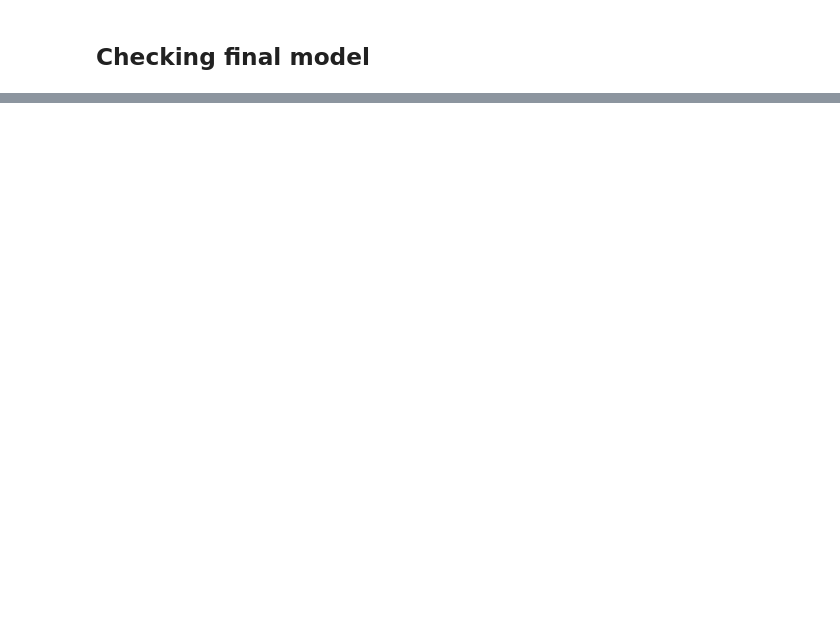
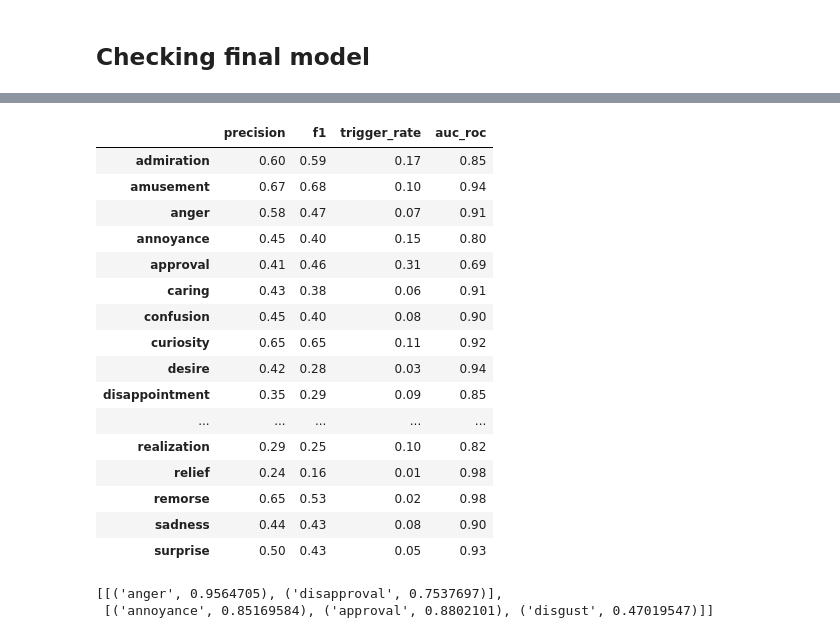
Before and after one commit to jsong336/emotion-bert, a Jupyter notebook: notebooks/main_bert_dense.ipynb, the cells around one changed output, grey strips where cells are left out. Cells and saved outputs as stored; diff of their text form; code cells hidden in the pictures; blank space fills up the shorter version.

```diff
--- a/notebooks/main_bert_dense.ipynb
+++ b/notebooks/main_bert_dense.ipynb
@@ -330,0 +343,23 @@ proba_to_emotion(
+# %%
+best_checkpoint = int(df.sort_values(by='val_metrics.macro_f1', ascending=False).iloc[0]['checkpoint_id'])
+print('checkpoint', best_checkpoint)
+model, meta = load_from_checkpoint(args.output_dir, args.model_name, best_checkpoint, model_cls=GoEmotionPoolClassifer)
+
+test_dataset = generate_bert_dataset(
+    os.path.join(
+        args.output_dir,
+        args.test_dataset_path),
+    tokenizer,
+    args.emotions,
+    args.sentence_max_len,
+)
+print('test length', len(test_dataset))
+
+proba = predict_proba(
+    model,
+    test_dataset,
+    batch_size = args.eval_batch_size,
+    device = args.device
+)
+y_true = test_dataset[:]['y_true'].numpy()
+roc_auc_score(y_true, proba, average='macro')
@@ -330,0 +387,39 @@ proba_to_emotion(
+# %%
+results = compute_classification_metrics_per_class(
+    test_dataset[:]['y_true'].numpy(),
+    proba,
+    # test_dataset[:]['y_true'].mean(axis=0).numpy(),
+    [0.4] * len(args.emotions)
+)
+df = pd.DataFrame(results)
+df.index = args.emotions
+df.round(2)[['precision', 'f1', 'trigger_rate', 'auc_roc']]#.to_latex(index=True, header=True,)
+# %% [output]
+|  | precision | f1 | trigger_rate | auc_roc |
+| admiration | 0.60 | 0.59 | 0.17 | 0.85 |
+| amusement | 0.67 | 0.68 | 0.10 | 0.94 |
+| anger | 0.58 | 0.47 | 0.07 | 0.91 |
+| annoyance | 0.45 | 0.40 | 0.15 | 0.80 |
+| approval | 0.41 | 0.46 | 0.31 | 0.69 |
+| caring | 0.43 | 0.38 | 0.06 | 0.91 |
+| confusion | 0.45 | 0.40 | 0.08 | 0.90 |
+| curiosity | 0.65 | 0.65 | 0.11 | 0.92 |
+| desire | 0.42 | 0.28 | 0.03 | 0.94 |
+| disappointment | 0.35 | 0.29 | 0.09 | 0.85 |
+| ... | ... | ... | ... | ... |
+| realization | 0.29 | 0.25 | 0.10 | 0.82 |
+| relief | 0.24 | 0.16 | 0.01 | 0.98 |
+| remorse | 0.65 | 0.53 | 0.02 | 0.98 |
+| sadness | 0.44 | 0.43 | 0.08 | 0.90 |
+| surprise | 0.50 | 0.43 | 0.05 | 0.93 |
+# %%
+proba_to_emotion(
+    proba_on_examples([
+        'I hate this man',
+        'this is pretty dumb'
+    ], model),
+    0.4,
+    args.emotions)
+# %% [output]
+[[('anger', 0.9564705), ('disapproval', 0.7537697)],
+ [('annoyance', 0.85169584), ('approval', 0.8802101), ('disgust', 0.47019547)]]
```
Also changed, not shown: parts of 23 cells of this notebook, 7 other files.
